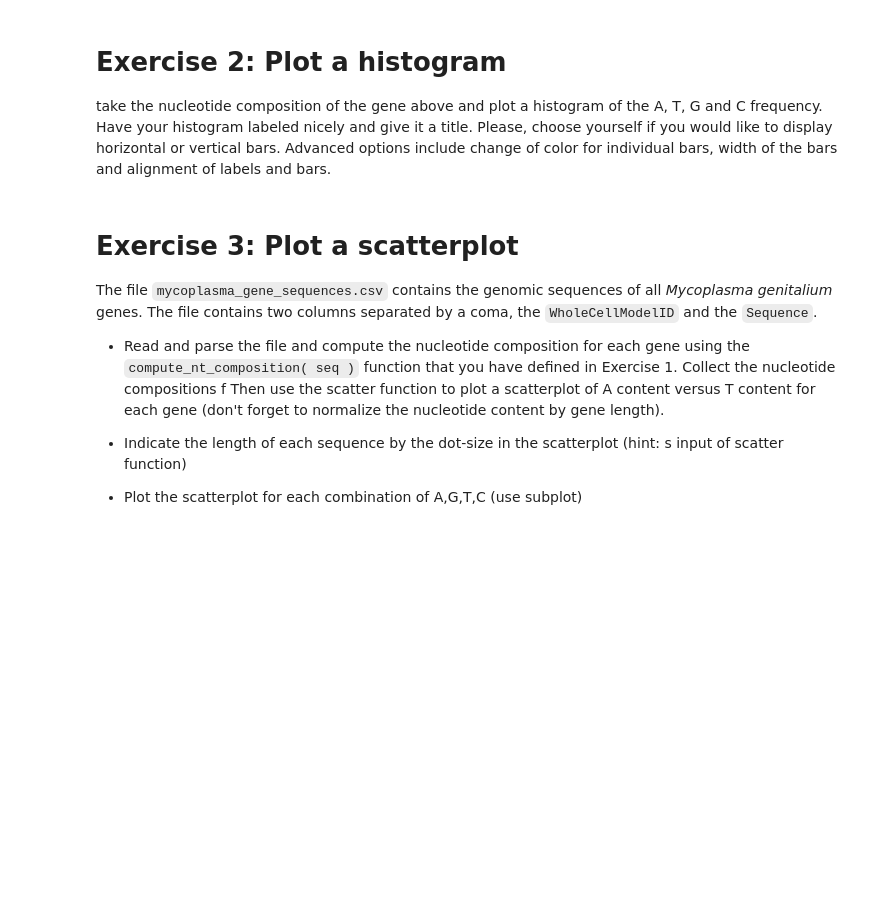
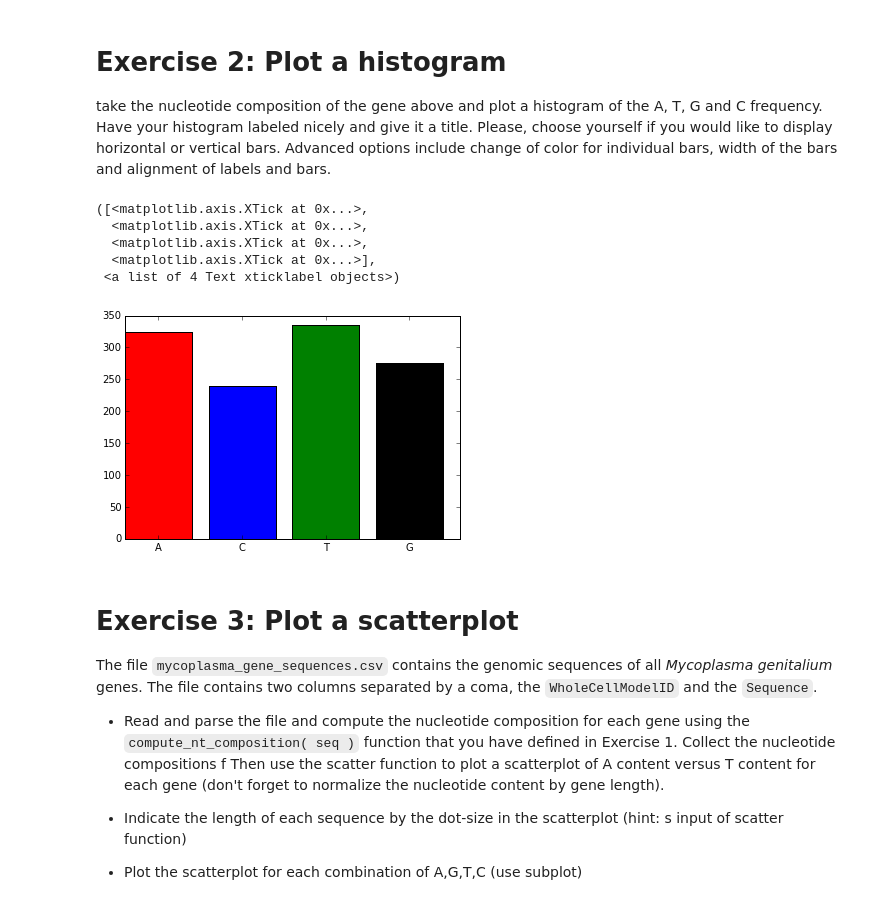
Before and after one commit to Corneliusbiophysik/hu_bp_python_course, a Jupyter notebook: 05_dataio_matplotlib/dataio_matplotlib_exercise_tom.ipynb, the cells around one changed output. Cells and saved outputs as stored; diff of their text form; code cells hidden in the pictures; blank space fills up the shorter version.

```diff
--- a/05_dataio_matplotlib/dataio_matplotlib_exercise_tom.ipynb
+++ b/05_dataio_matplotlib/dataio_matplotlib_exercise_tom.ipynb
@@ -10,12 +10,32 @@ Example:
 * parse the nucleotide sequence in the file `GPD1_seq.fasta` (omit the description line)
 * write a function `compute_nt_composition( sequence )`, which returns a dictionary containing the number of ocurrences for each base in a given sequence
 * compute the nucleotide composition of the GDP1 protein and pickle the result to a file
-# %%
-import cPickle as pickle
-
-sequence='MKMRFFSSPCGKAAVDPADRCKEVQQIRDQHPSKIPVIIERYKGEKQLPVLDKTKFLVPDHVNMSELVKIIRRRLQLNPTQAFFLLVNQHSMVSVSTPIADIYEQEKDEDGFLYMVYASQETFGFIRENE'
-with open('GPD1_seq.fasta', 'w') as f:
-    pickle.dump(sequence,f)
+# %%
+import cPickle as pickle
+
+with open('GPD1_seq.fasta', 'r') as f:
+    f_str=f.readlines()
+
+sequence=''
+
+for line in f_str:
+    if line.startswith('>'):
+        continue
+    sequence=sequence+line.strip()
+
+sequence
+
+def compute_nt_composition(sequence):
+    base=['A','T','G','C']
+    dic={}
+    for i in base:
+        dic[i]=sequence.count(i)
+    return dic
+
+result=compute_nt_composition(sequence)
+
+with open('nuc_comp.p', 'w') as f:
+    pickle.dump(result,f)
 # %% [markdown]
 # Exercise 2: Plot a histogram
 
@@ -26,3 +43,22 @@ from pylab import *
+# %%
+%matplotlib inline
+from pylab import *
+
+with open('nuc_comp.p', 'r') as f:
+    data=pickle.load(f)
+
+keys=data.keys()
+values=data.values()
+#base=['A','T','G','C']
+bar(range(len(keys)),values,width=0.8,color=['r','b','g','k'])
+xticks(np.array(range(len(keys)))+0.4,keys)
+# %% [output]
+([<matplotlib.axis.XTick at 0x...>,
+  <matplotlib.axis.XTick at 0x...>,
+  <matplotlib.axis.XTick at 0x...>,
+  <matplotlib.axis.XTick at 0x...>],
+ <a list of 4 Text xticklabel objects>)
+[figure, added]
 # %% [markdown]
 # Exercise 3: Plot a scatterplot
 
```
Also changed, not shown: parts of 2 cells of this notebook, 4 other files.
